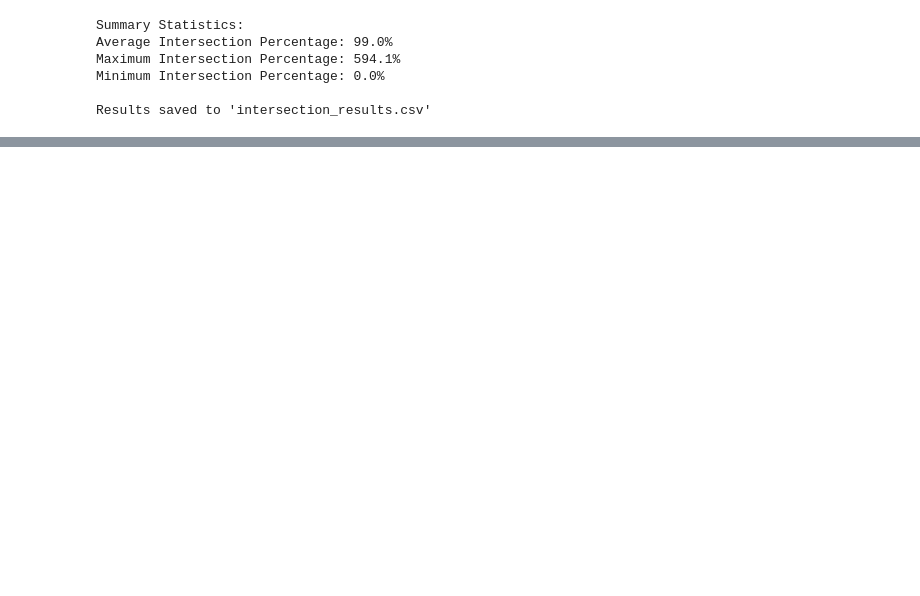
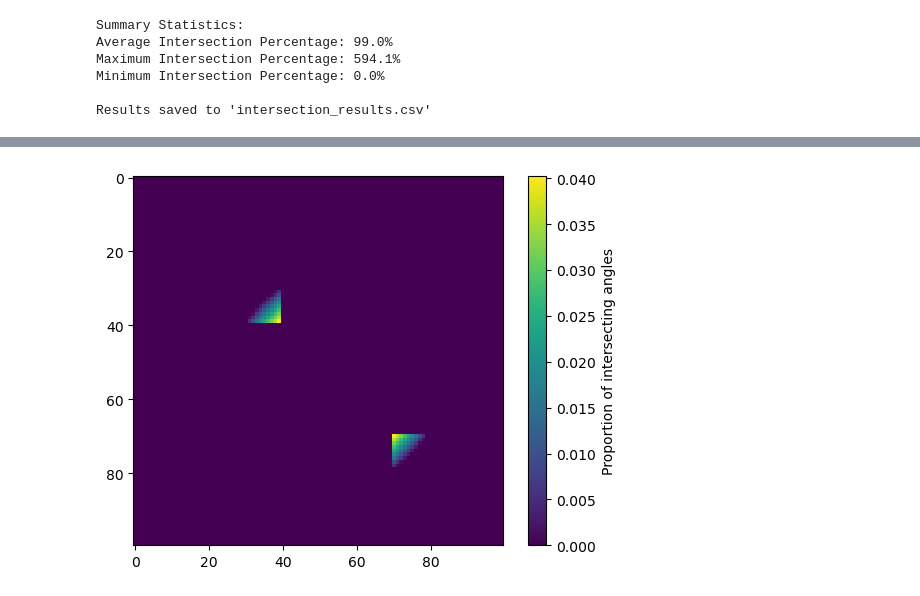
Before and after one commit to jdawsey/LEPC_Structural_Connectivity, a Jupyter notebook: igraph_scripts/lek_intersections/lek_intersection_test.ipynb, the cells around one changed output, grey strips where cells are left out. Drawn from its saved outputs; the diff is of its cells as text; code cells hidden in the pictures; blank space fills up the shorter version.

```diff
--- a/igraph_scripts/lek_intersections/lek_intersection_test.ipynb
+++ b/igraph_scripts/lek_intersections/lek_intersection_test.ipynb
@@ -2511,0 +679,67 @@ Results saved to 'intersection_results.csv'
+# %%
+import numpy as np
+
+def vectorized_ray_cast_proportions(raster, min_radius, max_radius, num_angles=360):
+    """
+    Compute the proportion of angles that intersect active areas for each cell in a raster (vectorized).
+
+    Parameters:
+        raster (numpy.ndarray): 2D array where active areas are `1` and inactive are `0`.
+        min_radius (int): Minimum radius for ray casting (in cells).
+        max_radius (int): Maximum radius for ray casting (in cells).
+        num_angles (int): Number of angles (rays) to cast per cell.
+
+    Returns:
+        numpy.ndarray: A 2D array with the proportion of intersecting angles for each cell.
+    """
+    rows, cols = raster.shape
+    result = np.zeros_like(raster, dtype=float)
+
+    # Define angles and ray directions
+    angles = np.linspace(0, 2 * np.pi, num_angles, endpoint=False)
+    directions = np.stack([np.cos(angles), np.sin(angles)], axis=-1)  # Shape: (num_angles, 2)
+
+    # Pre-compute relative coordinates for all radii and angles
+    radii = np.arange(min_radius, max_radius + 1)
+    offsets = np.round(directions[:, None, :] * radii[:, None]).astype(int)  # Shape: (num_angles, num_radii, 2)
+
+    # Create a grid of cell indices
+    y_indices, x_indices = np.meshgrid(np.arange(rows), np.arange(cols), indexing='ij')
+
+    # Loop through active cells only
+    active_cells = np.argwhere(raster == 1)  # Find active cells
+    for y, x in active_cells:
+        # Compute ray paths for the current cell
+        ray_paths = offsets + np.array([y, x])  # Shape: (num_angles, num_radii, 2)
+
+        # Clip ray paths to stay within bounds
+        ray_paths[..., 0] = np.clip(ray_paths[..., 0], 0, rows - 1)  # y-coordinates
+        ray_paths[..., 1] = np.clip(ray_paths[..., 1], 0, cols - 1)  # x-coordinates
+
+        # Evaluate ray intersections with active areas
+        hits = np.any(raster[ray_paths[..., 0], ray_paths[..., 1]] == 1, axis=1)  # Shape: (num_angles,)
+
+        # Compute proportion of intersecting rays
+        result[y, x] = np.sum(hits) / num_angles
+
+    return result
+
+# Example usage:
+raster = np.zeros((100, 100))
+raster[30:40, 30:40] = 1  # Active region
+raster[70:80, 70:80] = 1  # Another active region
+
+min_radius = 20
+max_radius = 50
+num_angles = 720
+
+# Compute proportions
+result = vectorized_ray_cast_proportions(raster, min_radius, max_radius, num_angles)
+
+# Visualize the result
+import matplotlib.pyplot as plt
+plt.imshow(result, cmap="viridis")
+plt.colorbar(label="Proportion of intersecting angles")
+plt.show()
+# %% [output]
+[figure, added]
```
Also changed, not shown: parts of 15 cells of this notebook, 6 other files.
